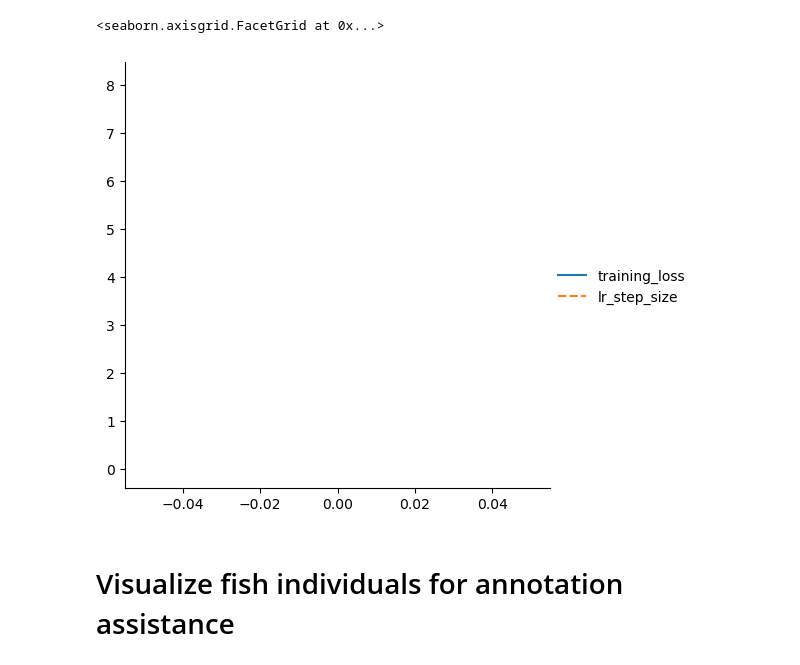
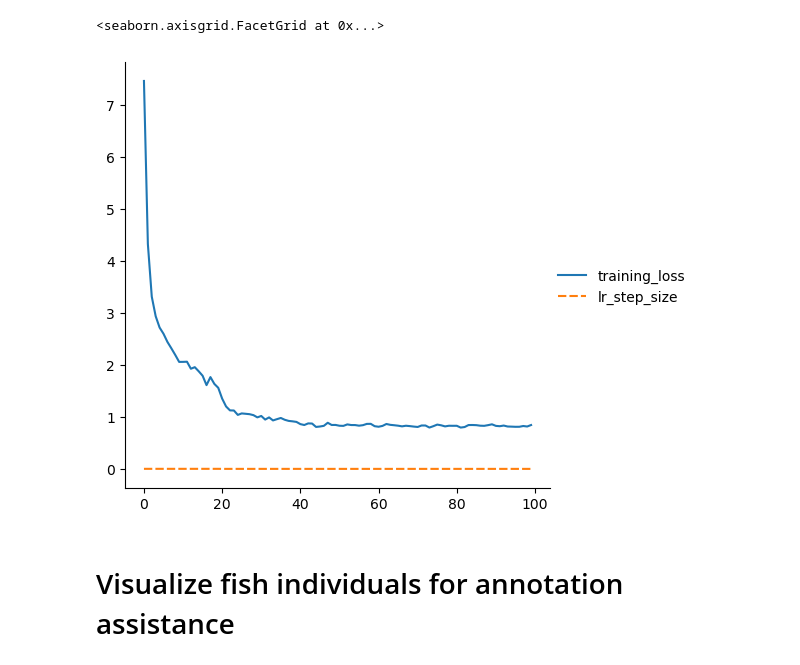
Before and after one commit to magnuswiik/SalmonReID, a Jupyter notebook: Prototyping/visualize_results.ipynb, the cells around one changed output. Drawn from its saved outputs; the diff is of its cells as text; code cells hidden in the pictures.

```diff
--- a/Prototyping/visualize_results.ipynb
+++ b/Prototyping/visualize_results.ipynb
@@ -1,20 +1,21 @@
 # %%
 import pandas as pd
 import matplotlib.pyplot as plt
 import numpy as np
 import seaborn as sns
 
 path = "/Users/magnuswiik/Documents/NTNU/5.klasse/Masteroppgave/masterthesis/IDUNfiles/models/model2/metrics.csv"
+keypoint_path = "/Users/magnuswiik/Documents/NTNU/5.klasse/Masteroppgave/masterthesis/IDUNfiles/keypointrcnn/metrics.csv"
 
-df = pd.read_csv(path)
+df = pd.read_csv(keypoint_path)
 
 training_loss = df['training_loss']
-validation_loss = df['validation_losses']
+#validation_loss = df['validation_losses']
 
 sns.relplot(df, kind='line')
 # %% [output]
 <seaborn.axisgrid.FacetGrid at 0x...>
-[figure, old version]
+[figure, new version]
 # %% [markdown]
 # Visualize fish individuals for annotation assistance
 # %%
```
Also changed, not shown: 5 other files.
